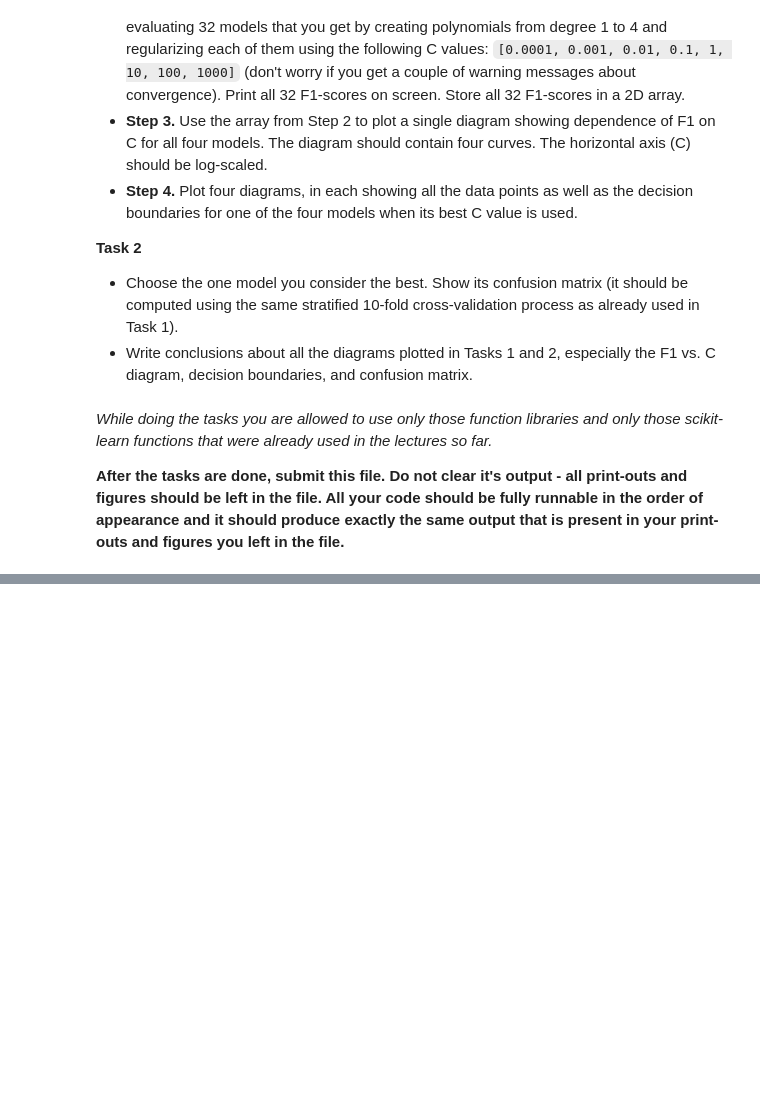
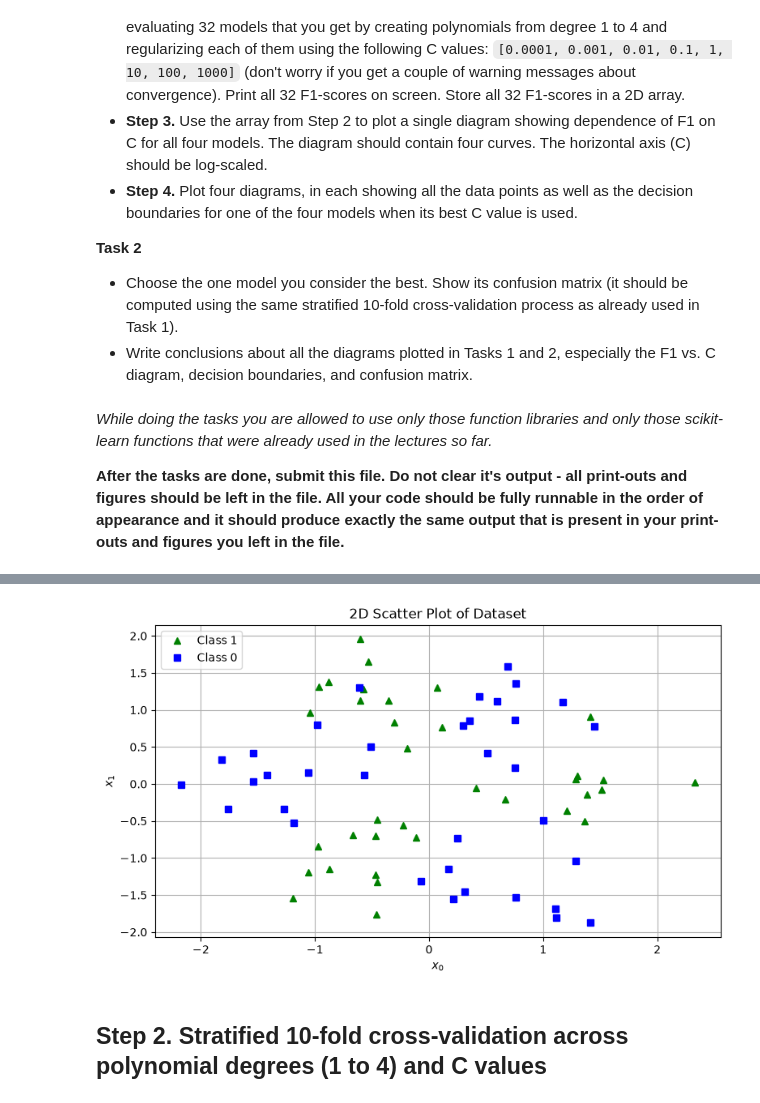
Before and after one commit to Sparkobbable/machine-learning-algorithms, a Jupyter notebook: 5_Assignment_EN.ipynb, the cells around one changed output, grey strips where cells are left out. Drawn from its saved outputs; the diff is of its cells as text; code cells hidden in the pictures; blank space fills up the shorter version.

```diff
--- a/5_Assignment_EN.ipynb
+++ b/5_Assignment_EN.ipynb
@@ -36,0 +42,17 @@ Your assignment consists of **two tasks**:
+# %%
+import numpy as np
+import matplotlib.pyplot as plt
+
+plt.figure(figsize=(9, 5))
+plt.plot(X[y == 1, 0], X[y == 1, 1], "g^", label="Class 1")
+plt.plot(X[y == 0, 0], X[y == 0, 1], "bs", label="Class 0")
+plt.xlabel("$x_0$")
+plt.ylabel("$x_1$")
+plt.title("2D Scatter Plot of Dataset")
+plt.legend(loc="upper left")
+plt.grid()
+plt.show()
+# %% [output]
+[figure, added]
+# %% [markdown]
+## **Step 2. Stratified 10-fold cross-validation across polynomial degrees (1 to 4) and C values**
```
Also changed, not shown: parts of 10 cells of this notebook.
